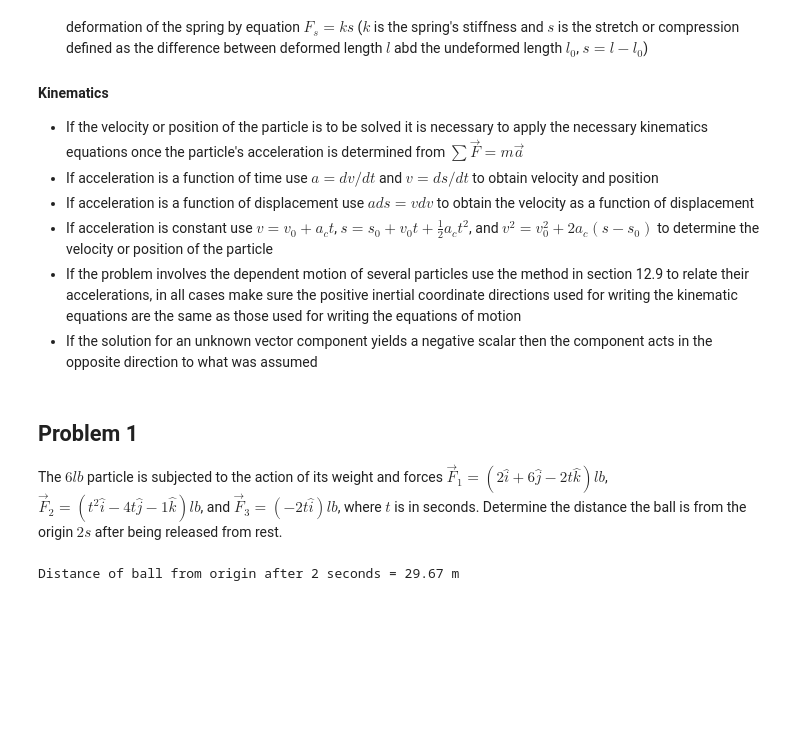
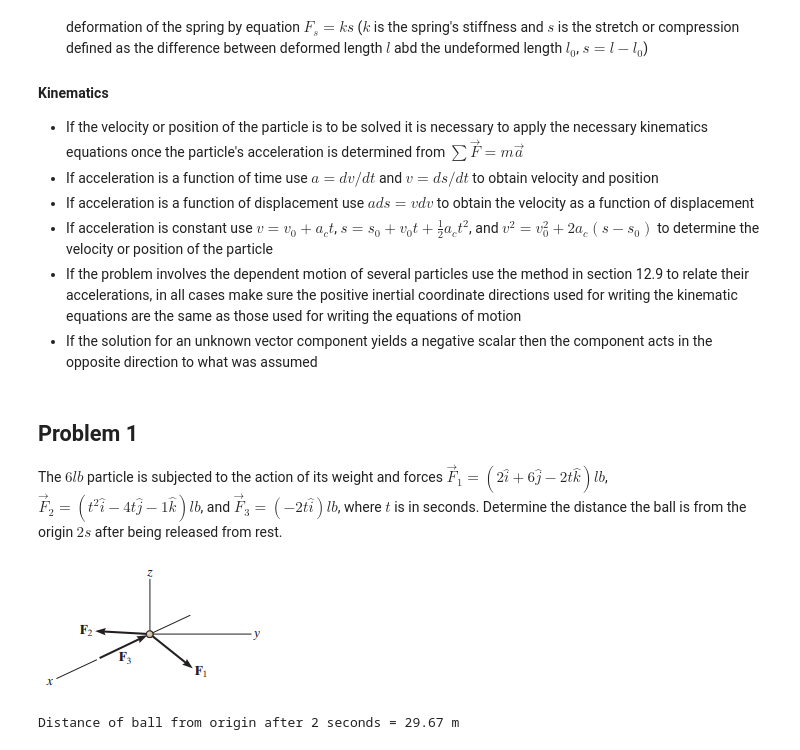
Before and after one commit to michaelhotchkiss/Dynamics, a Jupyter notebook: Chapter 13 - Kinematics of a Particle Force and Acceleration.ipynb, the cells around one changed output. Cells and saved outputs as stored; diff of their text form; code cells hidden in the pictures; blank space fills up the shorter version.

```diff
--- a/Chapter 13 - Kinematics of a Particle Force and Acceleration.ipynb
+++ b/Chapter 13 - Kinematics of a Particle Force and Acceleration.ipynb
@@ -70,6 +70,11 @@ weight and forces $\vec F_1 = (2\hat i + 6\hat j - 2 t \hat k) lb$,
 $\vec F_2 = (t^2 \hat i - 4t\hat j - 1 \hat k) lb$, and $\vec F_3 = (-2t\hat i) lb$,
 where $t$ is in seconds. Determine the distance the ball is from the origin
 $2 s$ after being released from rest.
+# %%
+from IPython.display import Image
+Image("pictures/dynamics_13_1.png")
+# %% [output]
+[figure, added]
 # %%
 from sympy import symbols,integrate, lambdify
 import numpy as np
```
Also changed, not shown: parts of 5 cells of this notebook, 6 other files.
